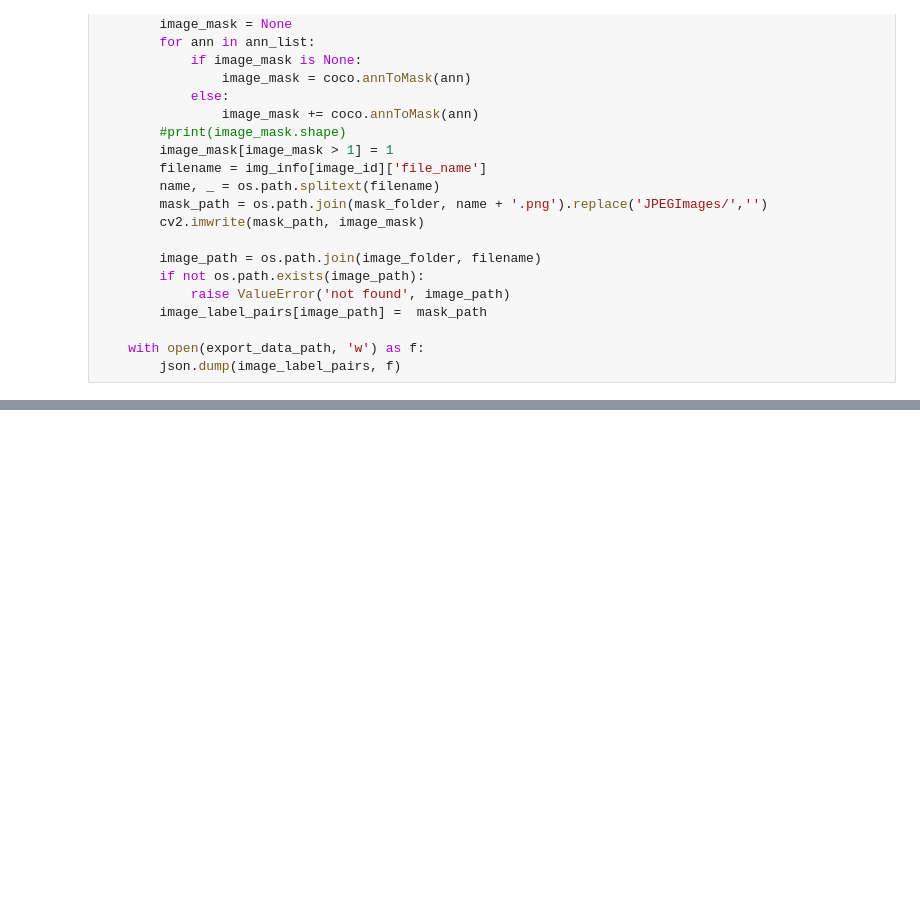
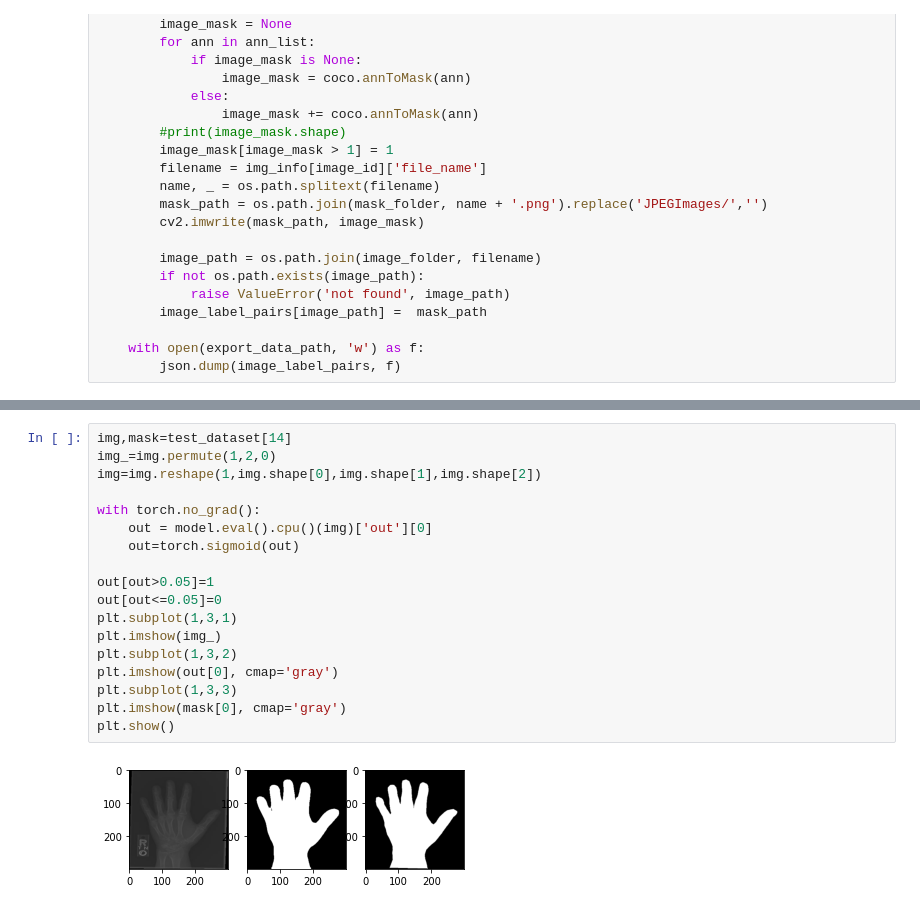
Before and after one commit to manhph2211/Bone-Fracture-Detection, a Jupyter notebook: src/mura/segmentator/deeplabv3_segmentator/Deeplabv3_Resnet101.ipynb, the cells around one changed output, grey strips where cells are left out. Saved outputs shown, nothing was run; the diff lists cells and outputs as text; blank space fills up the shorter version.

```diff
--- a/src/mura/segmentator/deeplabv3_segmentator/Deeplabv3_Resnet101.ipynb
+++ b/src/mura/segmentator/deeplabv3_segmentator/Deeplabv3_Resnet101.ipynb
@@ -232,0 +253,20 @@ TypeError: ignored
+# %%
+img,mask=test_dataset[14]
+img_=img.permute(1,2,0)
+img=img.reshape(1,img.shape[0],img.shape[1],img.shape[2])
+
+with torch.no_grad():
+    out = model.eval().cpu()(img)['out'][0]
+    out=torch.sigmoid(out)
+
+out[out>0.05]=1
+out[out<=0.05]=0
+plt.subplot(1,3,1)
+plt.imshow(img_)
+plt.subplot(1,3,2)
+plt.imshow(out[0], cmap='gray')
+plt.subplot(1,3,3)
+plt.imshow(mask[0], cmap='gray')
+plt.show()
+# %% [output]
+[figure, added]
```
Also changed, not shown: parts of 15 cells of this notebook.
